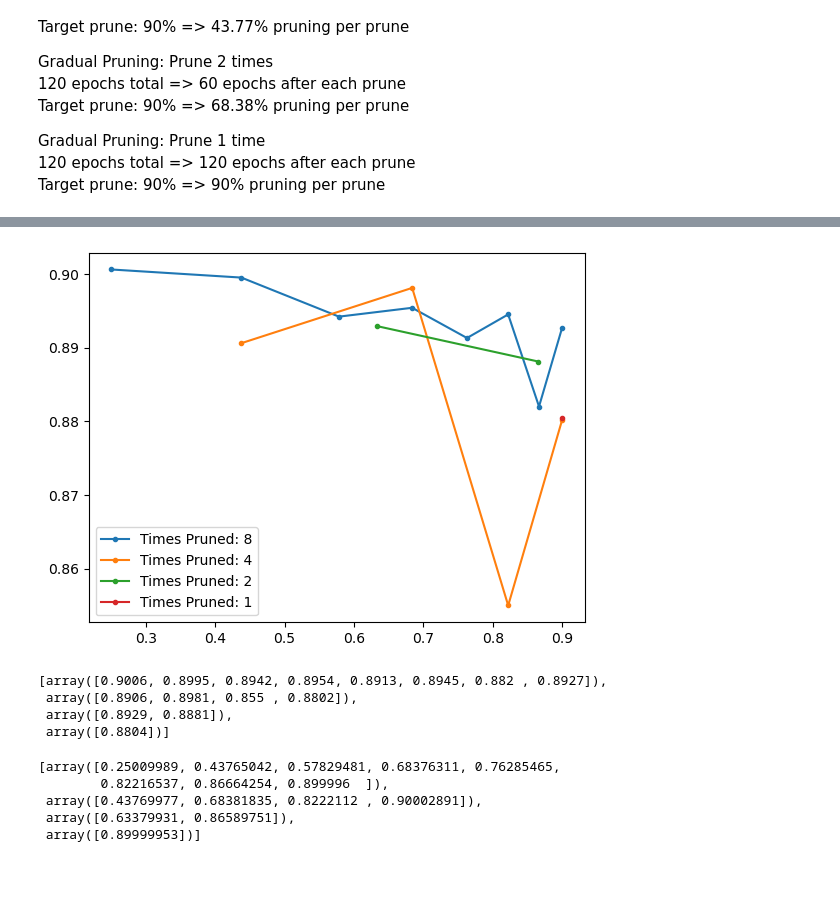
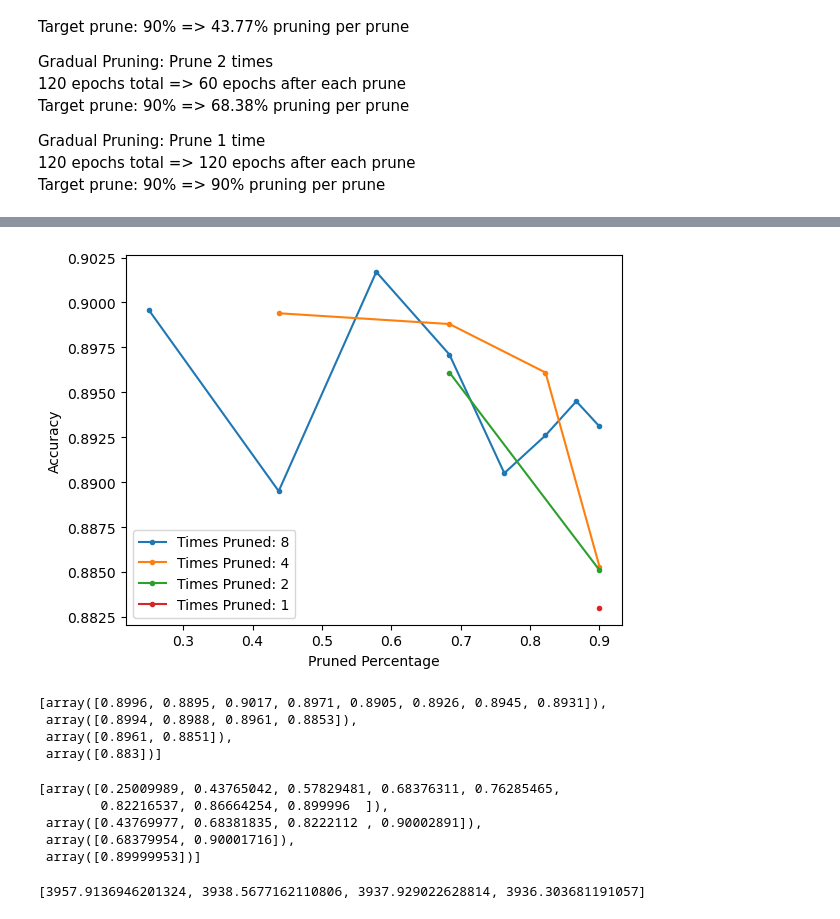
Before and after one commit to zachary-ellington/pytorch_pruning, a Jupyter notebook: gradual_pruning.ipynb, the cells around one changed output, grey strips where cells are left out. Cells and saved outputs as stored; diff of their text form; code cells hidden in the pictures; blank space fills up the shorter version.

```diff
--- a/gradual_pruning.ipynb
+++ b/gradual_pruning.ipynb
@@ -83,8 +84,10 @@ epochs_per_prune = np.array([15, 30, 60, 120])
 prune_percentage_per_prune = np.array([0.2501, 0.4377, 0.6838, 0.9])
 accuracies = []
 prune_percentages = []
+times = []
 
 for i, prune_times in enumerate(times_pruned):
+    start_time = time.perf_counter()
     accuracy = np.zeros(prune_times)
     prune_percentage = np.zeros(prune_times)
     for prune in range(prune_times):
@@ -93,8 +96,10 @@ for i, prune_times in enumerate(times_pruned):
         train(models[i], epochs_per_prune[i], dataloader_train)
         accuracy[prune] = model_utils.get_accuracy(models[i], dataloader_test, device)
         prune_percentage[prune] = model_utils.pruned_percentage(models[i], 'weight')
+    end_time = time.perf_counter()
     accuracies.append(accuracy)
     prune_percentages.append(prune_percentage)
+    times.append(end_time - start_time)
 # %% [output]
 Times to prune: 8
         Times pruned: 0
@@ -116,23 +121,29 @@ Times to prune: 8
 # %%
 fig, axis = plt.subplots()
 
 for i, prunes in enumerate(times_pruned):
     axis.plot(prune_percentages[i], accuracies[i], ".-", label="Times Pruned: {}".format(prunes))
     axis.legend()
+    axis.set_ylabel("Accuracy")
+    axis.set_xlabel("Pruned Percentage")
 # %% [output]
-[figure, old version]
+[figure, new version]
 # %%
 accuracies
 # %% [output]
-[array([0.9006, 0.8995, 0.8942, 0.8954, 0.8913, 0.8945, 0.882 , 0.8927]),
- array([0.8906, 0.8981, 0.855 , 0.8802]),
- array([0.8929, 0.8881]),
- array([0.8804])]
+[array([0.8996, 0.8895, 0.9017, 0.8971, 0.8905, 0.8926, 0.8945, 0.8931]),
+ array([0.8994, 0.8988, 0.8961, 0.8853]),
+ array([0.8961, 0.8851]),
+ array([0.883])]
 # %%
 prune_percentages
 # %% [output]
 [array([0.25009989, 0.43765042, 0.57829481, 0.68376311, 0.76285465,
         0.82216537, 0.86664254, 0.899996  ]),
  array([0.43769977, 0.68381835, 0.8222112 , 0.90002891]),
- array([0.63379931, 0.86589751]),
+ array([0.68379954, 0.90001716]),
  array([0.89999953])]
+# %%
+times
+# %% [output]
+[3957.9136946201324, 3938.5677162110806, 3937.929022628814, 3936.303681191057]
```
Also changed, not shown: parts of 1 cell of this notebook, 2 other files.
